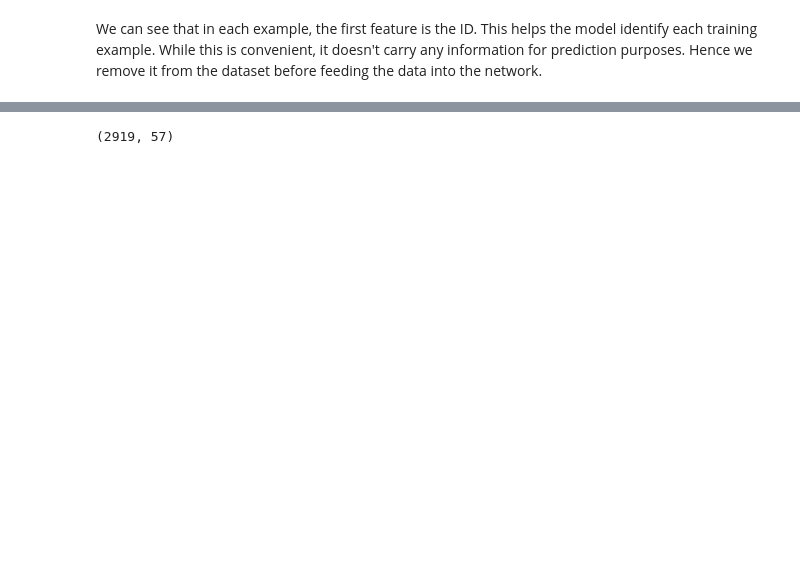
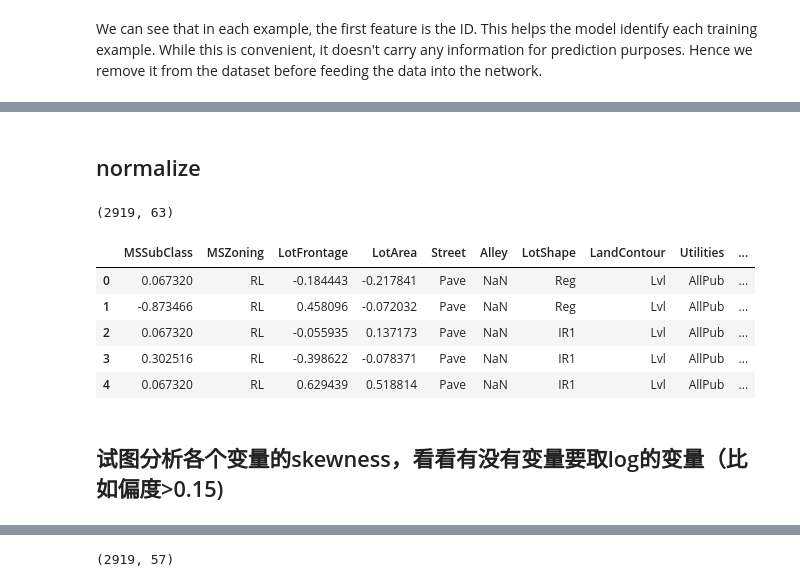
Before and after one commit to zhiming-xu/Q-Filter, a Jupyter notebook: homework4.ipynb, the cells around one changed output, grey strips where cells are left out. Cells and saved outputs as stored; diff of their text form; code cells hidden in the pictures; blank space fills up the shorter version.

```diff
--- a/homework4.ipynb
+++ b/homework4.ipynb
@@ -164,3 +238,23 @@ all_features.head(10)
+# %% [markdown]
+## normalize
+# %%
+numeric_features = all_features.dtypes[all_features.dtypes != 'object'].index
+all_features[numeric_features] = all_features[numeric_features].apply(
+    lambda x: (x - x.mean()) / (x.std()))
+# after standardizing the data all means vanish, hence we can set missing values to 0
+#all_features = all_features.fillna(0)
+print(all_features.shape)
+all_features.head(5)
+# %% [output]
+(2919, 63)
+|  | MSSubClass | MSZoning | LotFrontage | LotArea | Street | Alley | LotShape | LandContour | Utilities | ... |
+| 0 | 0.067320 | RL | -0.184443 | -0.217841 | Pave | NaN | Reg | Lvl | AllPub | ... |
+| 1 | -0.873466 | RL | 0.458096 | -0.072032 | Pave | NaN | Reg | Lvl | AllPub | ... |
+| 2 | 0.067320 | RL | -0.055935 | 0.137173 | Pave | NaN | IR1 | Lvl | AllPub | ... |
+| 3 | 0.302516 | RL | -0.398622 | -0.078371 | Pave | NaN | IR1 | Lvl | AllPub | ... |
+| 4 | 0.067320 | RL | 0.629439 | 0.518814 | Pave | NaN | IR1 | Lvl | AllPub | ... |
+# %% [markdown]
+## 试图分析各个变量的skewness，看看有没有变量要取log的变量（比如偏度>0.15)
 # %%
 #有哪些要取log的吗……？？？
 quantitative = [f for f in all_features.columns if all_features.dtypes[f] != 'object'and all_features.dtypes[f] != 'str']
```
Also changed, not shown: parts of 39 cells of this notebook.
